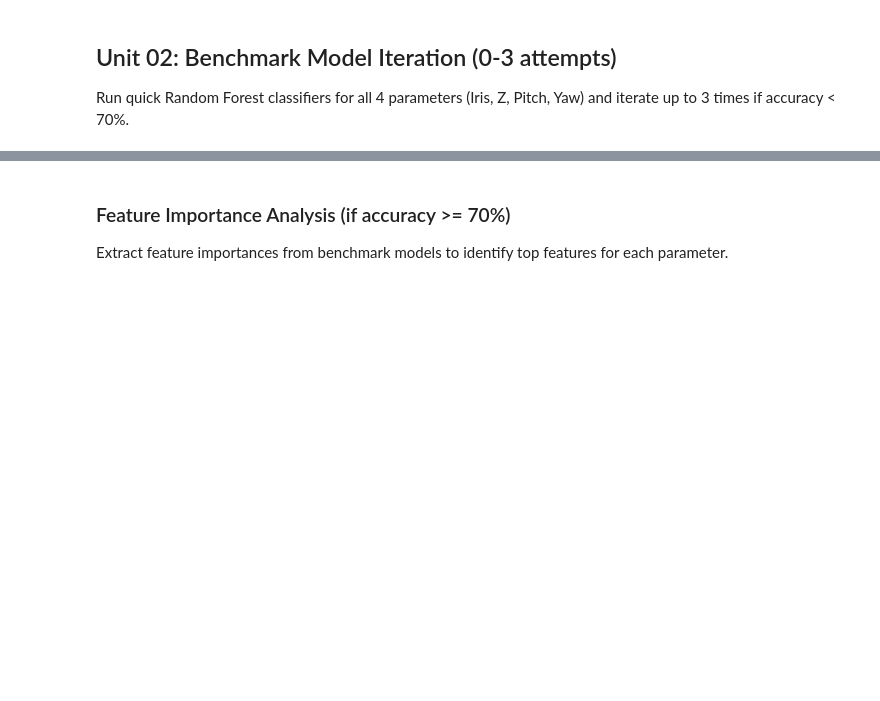
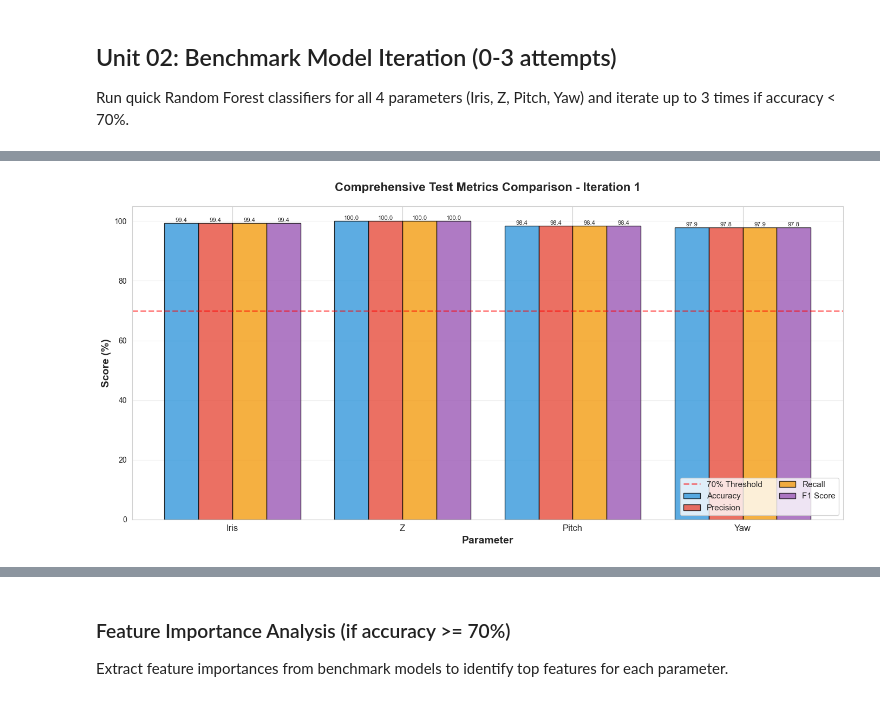
Before and after one commit to Samonto-Karmaker/Exp-Laser-Resonator-Beam-Alignment-Recommandation-System, a Jupyter notebook: notebooks/02_exploratory_data_analysis.ipynb, the cells around one changed output, grey strips where cells are left out. Cells and saved outputs as stored; diff of their text form; code cells hidden in the pictures; blank space fills up the shorter version.

```diff
--- a/notebooks/02_exploratory_data_analysis.ipynb
+++ b/notebooks/02_exploratory_data_analysis.ipynb
@@ -936,0 +1156,40 @@ print(f"Yaw benchmark accuracy: {accuracy:.4f}")
+# %%
+# 2. Comprehensive Metrics Comparison (Test Set)
+# ============================================================================
+fig, ax = plt.subplots(1, 1, figsize=(14, 7))
+
+metrics = ['test_accuracy', 'precision', 'recall', 'f1_score']
+metric_labels = ['Accuracy', 'Precision', 'Recall', 'F1 Score']
+colors = ['#3498db', '#e74c3c', '#f39c12', '#9b59b6']
+
+x = np.arange(len(params))
+width = 0.2
+
+for i, (metric, label, color) in enumerate(zip(metrics, metric_labels, colors)):
+    values = [results[p][metric] * 100 for p in params]
+    offset = (i - 1.5) * width
+    bars = ax.bar(x + offset, values, width, label=label,
+                   color=color, alpha=0.8, edgecolor='black')
+
+    # Add value labels
+    for bar in bars:
+        height = bar.get_height()
+        ax.text(bar.get_x() + bar.get_width()/2., height,
+                f'{height:.1f}', ha='center', va='bottom', fontsize=8)
+
+ax.axhline(y=70, color='red', linestyle='--', linewidth=2, label='70% Threshold', alpha=0.5)
+
+ax.set_xlabel('Parameter', fontsize=14, fontweight='bold')
+ax.set_ylabel('Score (%)', fontsize=14, fontweight='bold')
+ax.set_title('Comprehensive Test Metrics Comparison - Iteration 1',
+             fontsize=16, fontweight='bold', pad=20)
+ax.set_xticks(x)
+ax.set_xticklabels(params, fontsize=12)
+ax.legend(fontsize=11, loc='lower right', ncol=2)
+ax.grid(True, alpha=0.3, axis='y')
+ax.set_ylim([0, 105])
+
+plt.tight_layout()
+plt.show()
+# %% [output]
+[figure, added]
```
Also changed, not shown: parts of 23 cells of this notebook, 2 other files.
